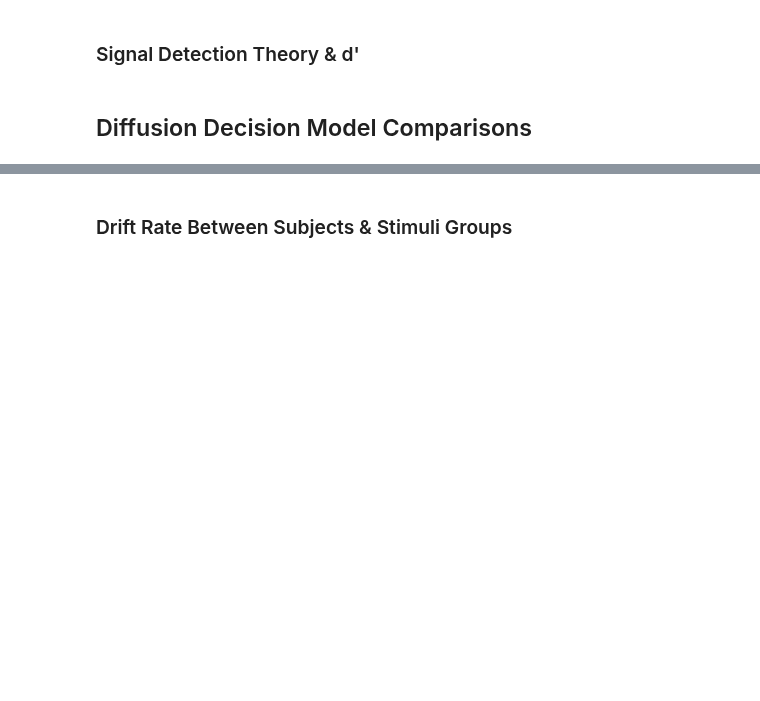
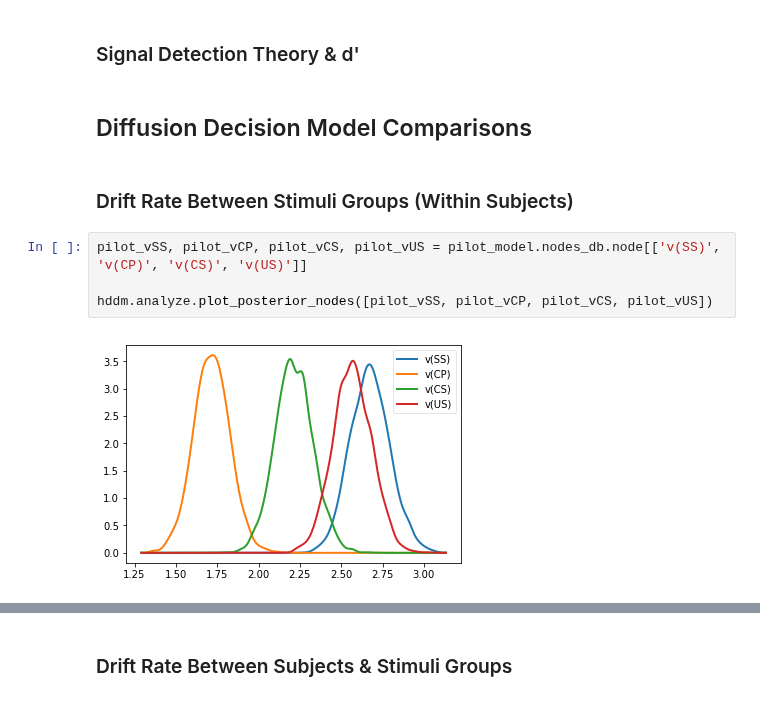
Before and after one commit to CPernet/LanguageDecision, a Jupyter notebook: language_decision/language_decision_model.ipynb, the cells around one changed output, grey strips where cells are left out. Cells and saved outputs as stored; diff of their text form; blank space fills up the shorter version.

Commit message:
add within subjects drift rate analysis

```diff
--- a/language_decision/language_decision_model.ipynb
+++ b/language_decision/language_decision_model.ipynb
@@ -60,3 +60,11 @@ patients_model_threshold.load_db(dbname='language_decision/models/patients_thres
 ### Signal Detection Theory & d'
 # %% [markdown]
 ## Diffusion Decision Model Comparisons
+# %% [markdown]
+### Drift Rate Between Stimuli Groups (Within Subjects)
+# %%
+pilot_vSS, pilot_vCP, pilot_vCS, pilot_vUS = pilot_model.nodes_db.node[['v(SS)', 'v(CP)', 'v(CS)', 'v(US)']]
+
+hddm.analyze.plot_posterior_nodes([pilot_vSS, pilot_vCP, pilot_vCS, pilot_vUS])
+# %% [output]
+[figure, added]
```
Also changed, not shown: parts of 2 cells of this notebook.
